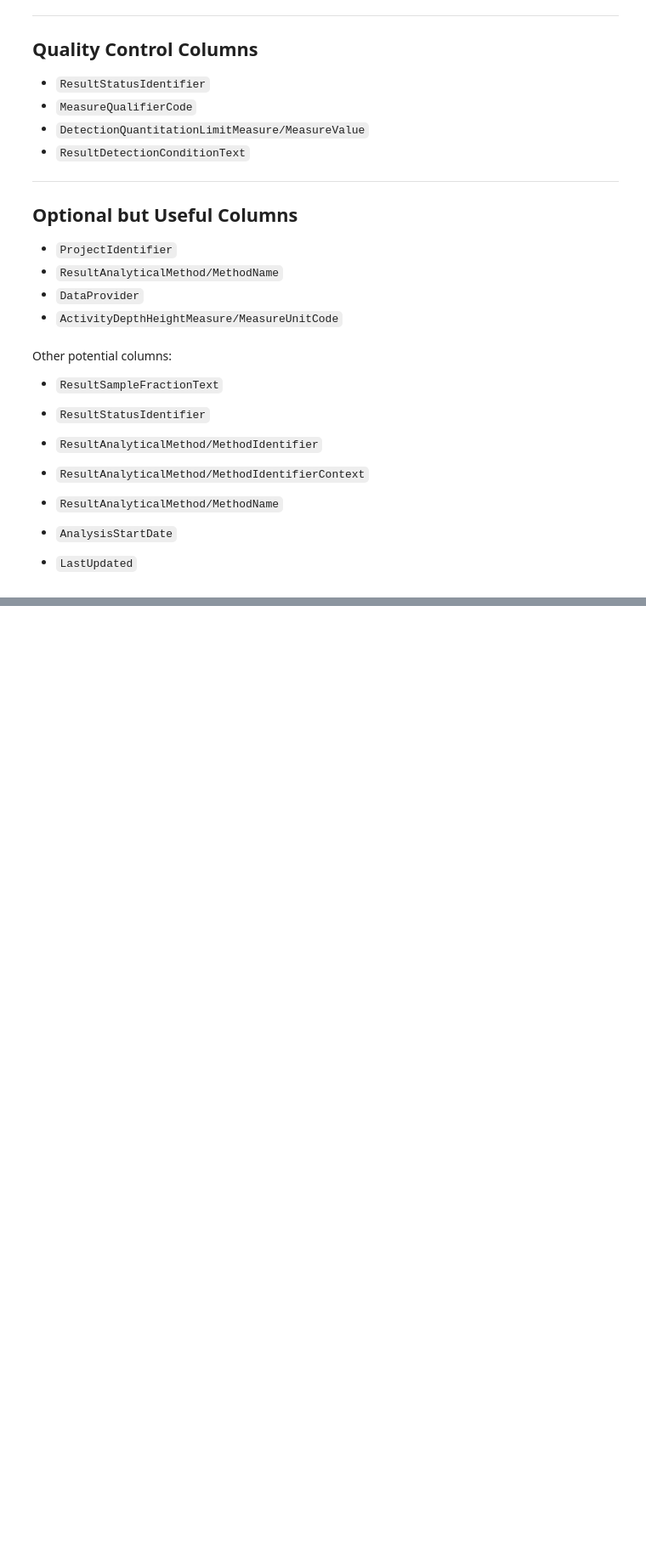
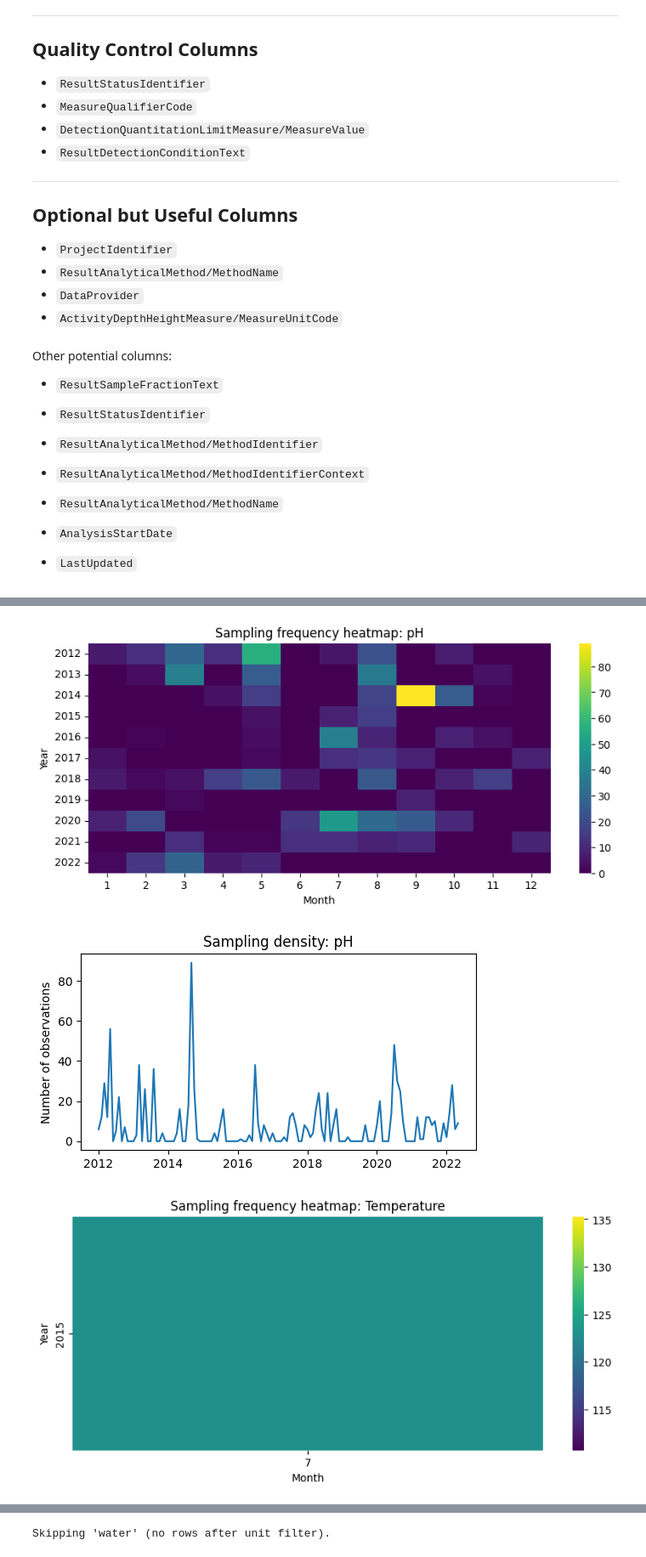
Before and after one commit to katcui/de300-ktv-project, a Jupyter notebook: database_test.ipynb, the cells around one changed output, grey strips where cells are left out. Shown at 85% size. Drawn from its saved outputs; the diff is of its cells as text; code cells hidden in the pictures; blank space fills up the shorter version.

Commit message:
add code to check sampling scarcity

```diff
--- a/database_test.ipynb
+++ b/database_test.ipynb
@@ -380,0 +418,8 @@ Plotting characteristic: Dissolved oxygen (DO) | unit: mg/L
+# %%
+chars = ["pH", "Temperature", "water", "Dissolved oxygen (DO)", "Phosphorus"]
+for char in chars:
+    plot_sampling_heatmap_and_density(df_target, char)
+# %% [output]
+[figure, added]
+[figure, added]
+[figure, added]
@@ -380,0 +427 @@ Plotting characteristic: Dissolved oxygen (DO) | unit: mg/L
+Skipping 'water' (no rows after unit filter).
```
Also changed, not shown: parts of 8 cells of this notebook.
